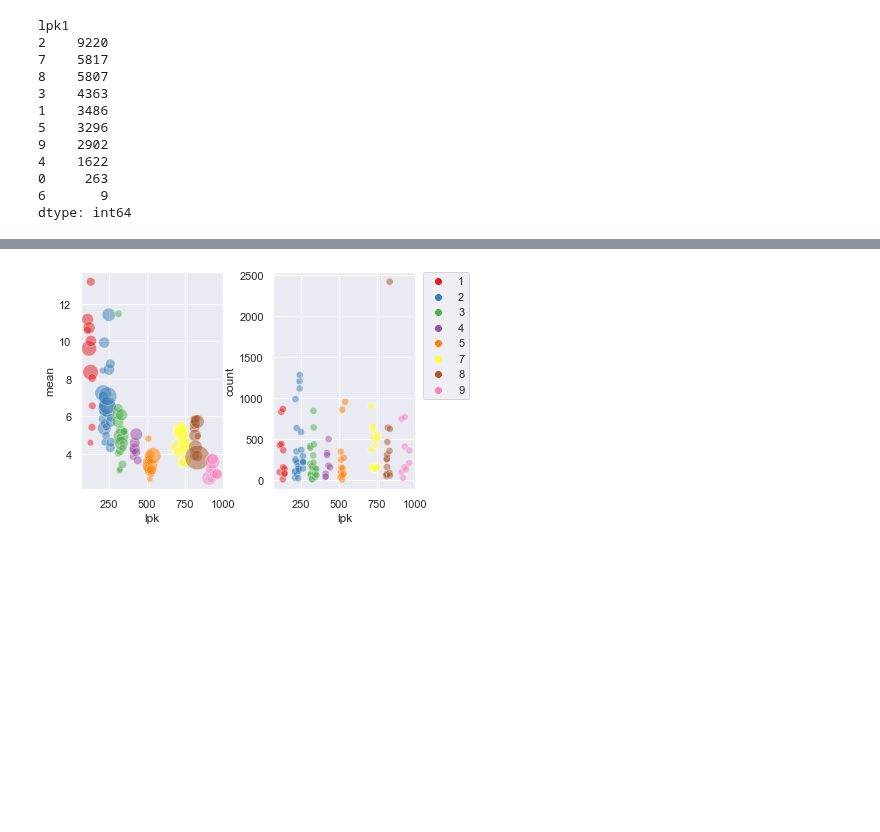
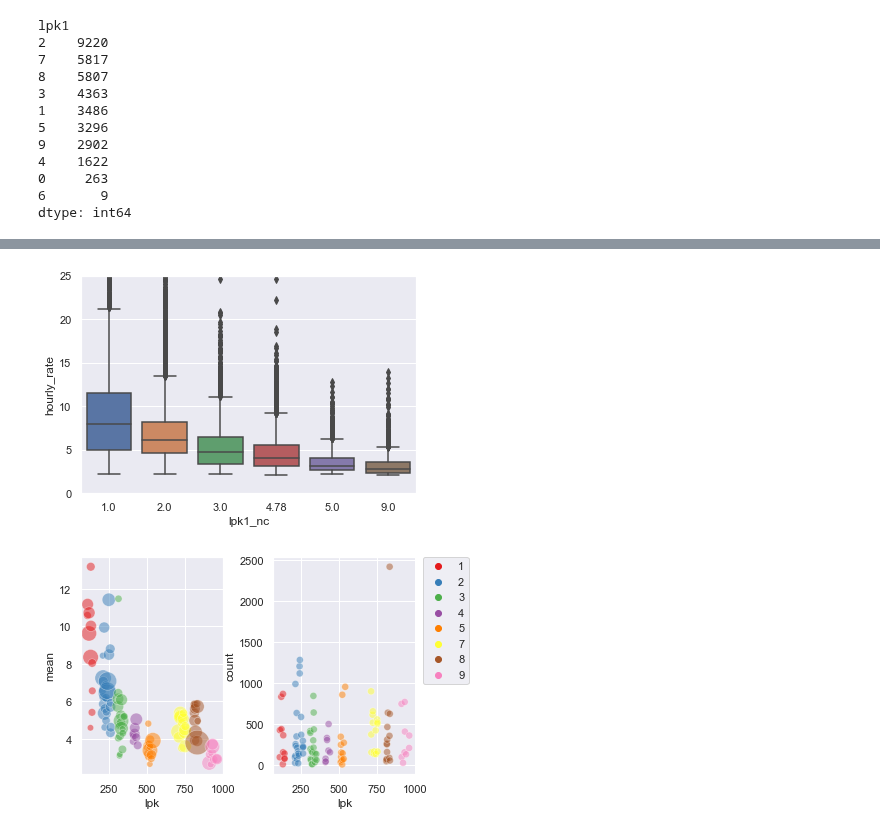
Before and after one commit to EdvinasStonevicius/LT-national-salary-analysis, a Jupyter notebook: python/Feature_engineering.ipynb, the cells around one changed output, grey strips where cells are left out. Drawn from its saved outputs; the diff is of its cells as text; code cells hidden in the pictures; blank space fills up the shorter version.

```diff
--- a/python/Feature_engineering.ipynb
+++ b/python/Feature_engineering.ipynb
@@ -213,3 +237,8 @@ data2018ft.drop(data2018ft[(data2018ft.lpk1 == 6) | (data2018ft.lpk1 == 0) ].ind
+# %%
+sns.boxplot(data=data2018ft, x='lpk1_nc', y='hourly_rate')
+plt.ylim(0, 25);
+# %% [output]
+[figure, added]
 # %%
 lpk_agg = data2018ft.groupby(['lpk1', 'lpk2', 'lpk'])['hourly_rate'].agg(['mean', 'count', 'std']).reset_index()
 # %%
```
Also changed, not shown: parts of 6 cells of this notebook.
